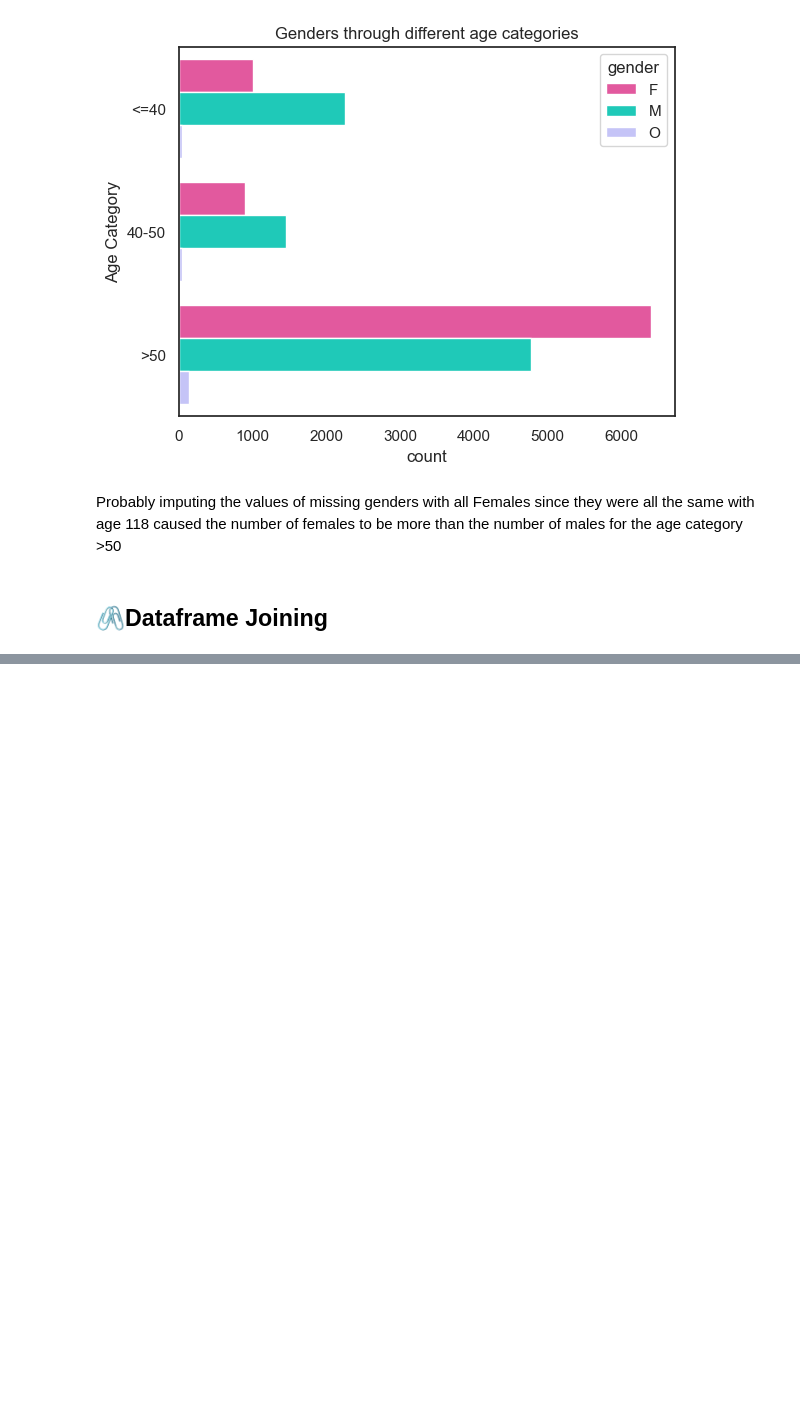
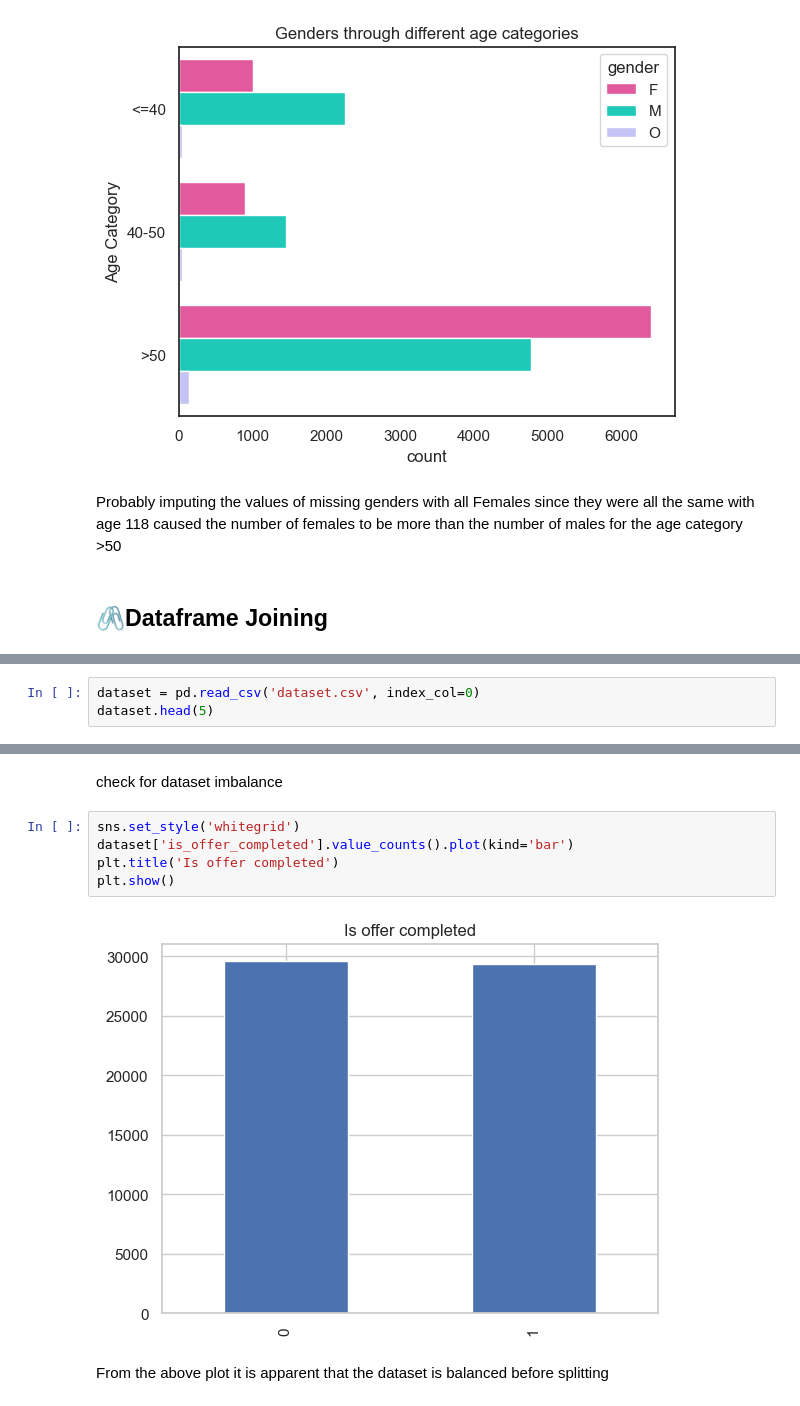
Before and after one commit to Moodrammer/ml-model-sagemaker-capstone, a Jupyter notebook: Starbucks_Capstone_notebook.ipynb, the cells around one changed output, grey strips where cells are left out. Cells and saved outputs as stored; diff of their text form; blank space fills up the shorter version.

```diff
--- a/Starbucks_Capstone_notebook.ipynb
+++ b/Starbucks_Capstone_notebook.ipynb
@@ -784,0 +859,3 @@ Probably imputing the values of missing genders with all Females since they were
+# %%
+dataset = pd.read_csv('dataset.csv', index_col=0)
+dataset.head(5)
@@ -784,0 +869,11 @@ Probably imputing the values of missing genders with all Females since they were
+# %% [markdown]
+check for dataset imbalance
+# %%
+sns.set_style('whitegrid')
+dataset['is_offer_completed'].value_counts().plot(kind='bar')
+plt.title('Is offer completed')
+plt.show()
+# %% [output]
+[figure, added]
+# %% [markdown]
+From the above plot it is apparent that the dataset is balanced before splitting
```
Also changed, not shown: parts of 23 cells of this notebook, 1 other file.
